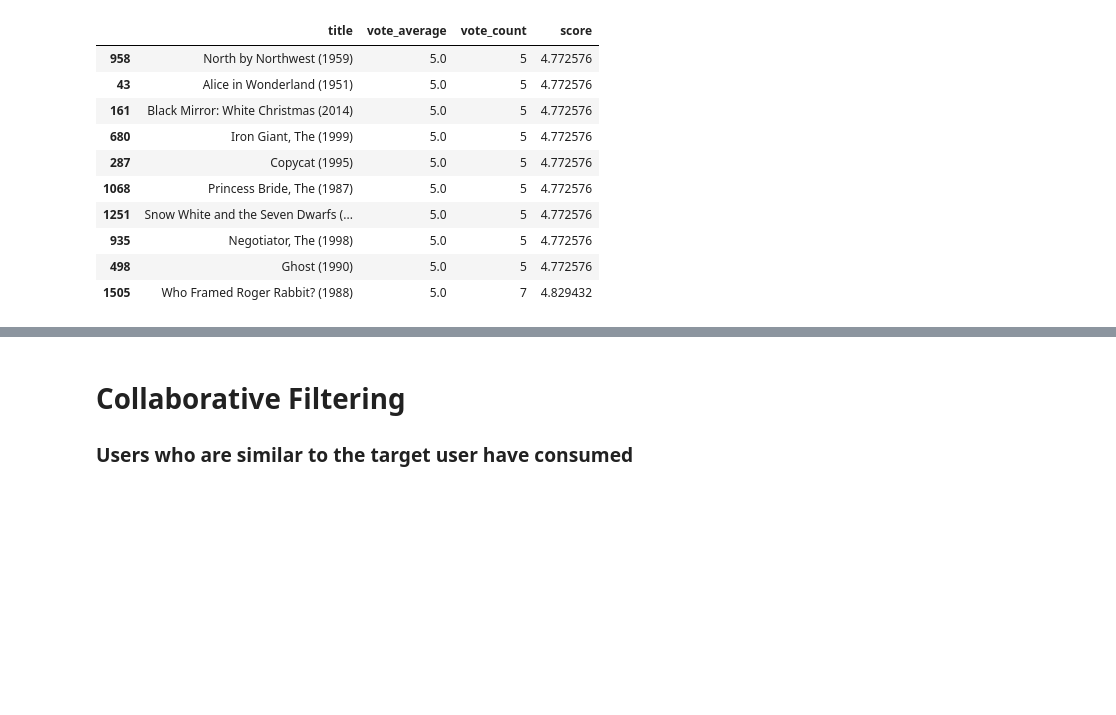
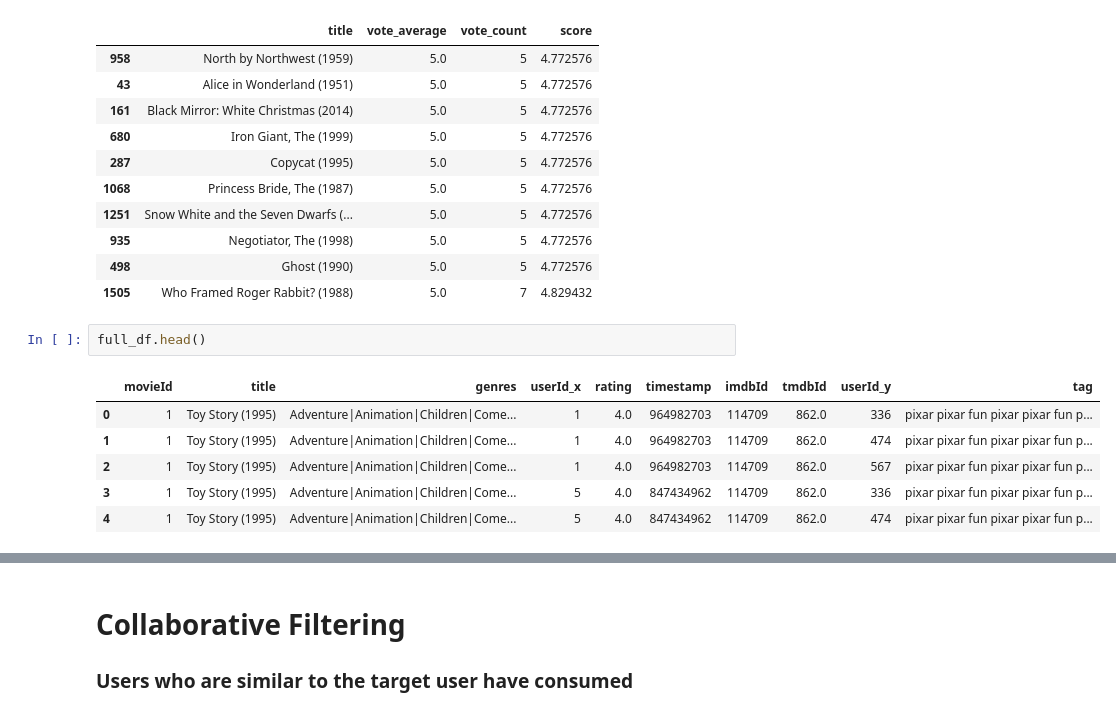
Before and after one commit to hansfranke1985/Public-Media, a Jupyter notebook: Assigment_2/Recommender System_Movielens.ipynb, the cells around one changed output, grey strips where cells are left out. Drawn from its saved outputs; the diff is of its cells as text; blank space fills up the shorter version.

```diff
--- a/Assigment_2/Recommender System_Movielens.ipynb
+++ b/Assigment_2/Recommender System_Movielens.ipynb
@@ -967,3 +942,12 @@ ratings_movie.sort_values(by="score")
 | 935 | Negotiator, The (1998) | 5.0 | 5 | 4.772576 |
 | 498 | Ghost (1990) | 5.0 | 5 | 4.772576 |
 | 1505 | Who Framed Roger Rabbit? (1988) | 5.0 | 7 | 4.829432 |
+# %%
+full_df.head()
+# %% [output]
+|  | movieId | title | genres | userId_x | rating | timestamp | imdbId | tmdbId | userId_y | tag |
+| 0 | 1 | Toy Story (1995) | Adventure|Animation|Children|Come... | 1 | 4.0 | 964982703 | 114709 | 862.0 | 336 | pixar pixar fun pixar pixar fun p... |
+| 1 | 1 | Toy Story (1995) | Adventure|Animation|Children|Come... | 1 | 4.0 | 964982703 | 114709 | 862.0 | 474 | pixar pixar fun pixar pixar fun p... |
+| 2 | 1 | Toy Story (1995) | Adventure|Animation|Children|Come... | 1 | 4.0 | 964982703 | 114709 | 862.0 | 567 | pixar pixar fun pixar pixar fun p... |
+| 3 | 1 | Toy Story (1995) | Adventure|Animation|Children|Come... | 5 | 4.0 | 847434962 | 114709 | 862.0 | 336 | pixar pixar fun pixar pixar fun p... |
+| 4 | 1 | Toy Story (1995) | Adventure|Animation|Children|Come... | 5 | 4.0 | 847434962 | 114709 | 862.0 | 474 | pixar pixar fun pixar pixar fun p... |
```
Also changed, not shown: parts of 29 cells of this notebook, 11 other files.
